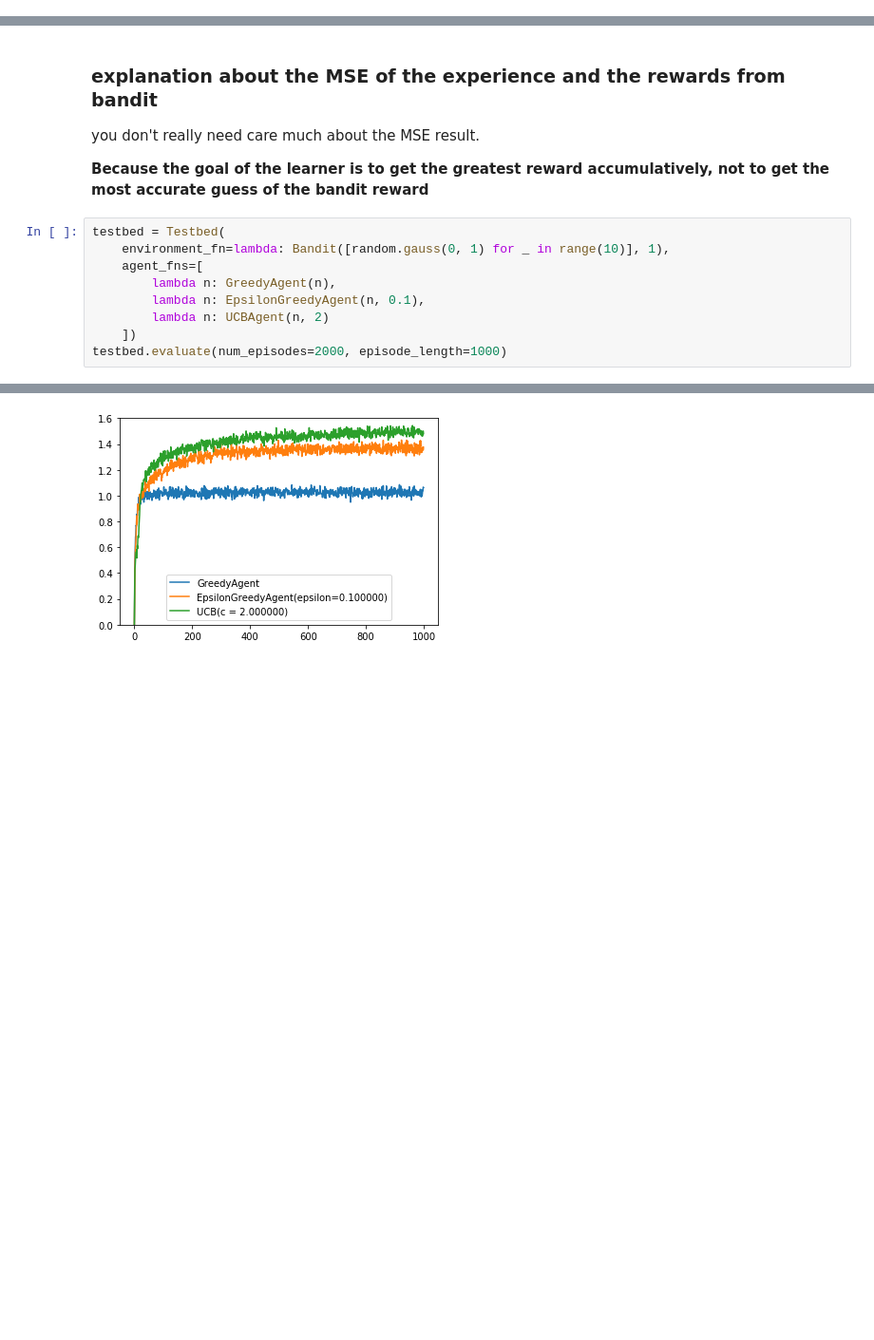
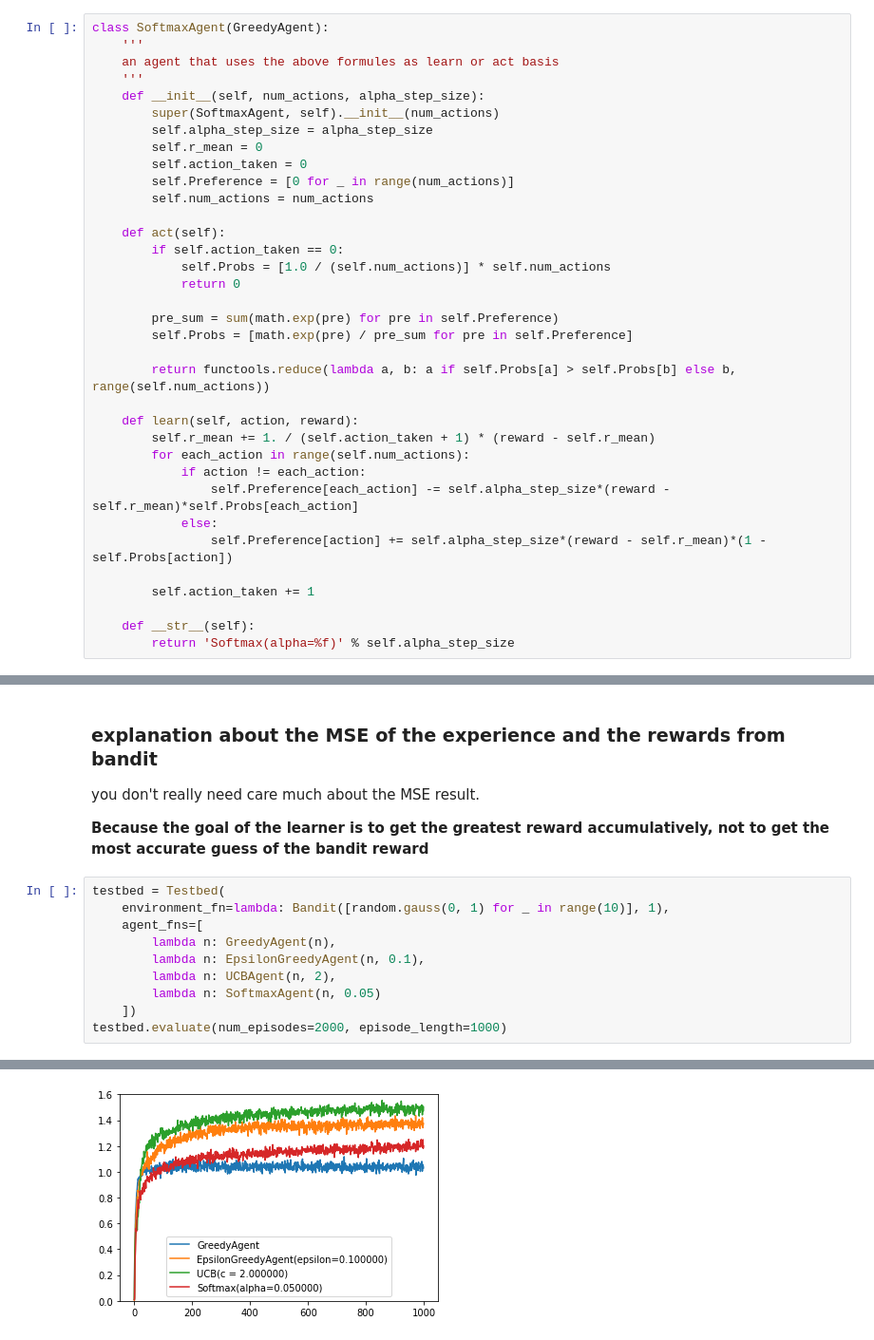
Before and after one commit to cinqs/RL-An-Introduction-Solutions, a Jupyter notebook: k-armed bandit problem.ipynb, the cells around one changed output, grey strips where cells are left out. Shown: that part at 95% size. Saved outputs shown, nothing was run; the diff lists cells and outputs as text; blank space fills up the shorter version.

Commit message:
added softmax agent

```diff
--- a/k-armed bandit problem.ipynb
+++ b/k-armed bandit problem.ipynb
@@ -174,3 +192,38 @@ class EpsilonGreedyAgent(GreedyAgent):
+# %%
+class SoftmaxAgent(GreedyAgent):
+    '''
+    an agent that uses the above formules as learn or act basis
+    '''
+    def __init__(self, num_actions, alpha_step_size):
+        super(SoftmaxAgent, self).__init__(num_actions)
+        self.alpha_step_size = alpha_step_size
+        self.r_mean = 0
+        self.action_taken = 0
+        self.Preference = [0 for _ in range(num_actions)]
+        self.num_actions = num_actions
+
+    def act(self):
+        if self.action_taken == 0:
+            self.Probs = [1.0 / (self.num_actions)] * self.num_actions
+            return 0
+
+        pre_sum = sum(math.exp(pre) for pre in self.Preference)
+        self.Probs = [math.exp(pre) / pre_sum for pre in self.Preference]
+
+        return functools.reduce(lambda a, b: a if self.Probs[a] > self.Probs[b] else b, range(self.num_actions))
+
+    def learn(self, action, reward):
+        self.r_mean += 1. / (self.action_taken + 1) * (reward - self.r_mean)
+        for each_action in range(self.num_actions):
+            if action != each_action:
+                self.Preference[each_action] -= self.alpha_step_size*(reward - self.r_mean)*self.Probs[each_action]
+            else:
+                self.Preference[action] += self.alpha_step_size*(reward - self.r_mean)*(1 - self.Probs[action])
+
+        self.action_taken += 1
+
+    def __str__(self):
+        return 'Softmax(alpha=%f)' % self.alpha_step_size
 # %% [markdown]
 ## prepare a testBed class
 # %%
@@ -251,7 +304,8 @@ testbed = Testbed(
     agent_fns=[
         lambda n: GreedyAgent(n),
         lambda n: EpsilonGreedyAgent(n, 0.1),
-        lambda n: UCBAgent(n, 2)
+        lambda n: UCBAgent(n, 2),
+        lambda n: SoftmaxAgent(n, 0.05)
     ])
 testbed.evaluate(num_episodes=2000, episode_length=1000)
 # %% [output]
@@ -275 +329 @@ MSE GreedyAgent: 0.8658, EpsilonGreedyAgent(epsilon=0.100000): 0.0857, UCB(c = 2
-[figure, old version]
+[figure, new version]
```
Also changed, not shown: parts of 3 cells of this notebook.
